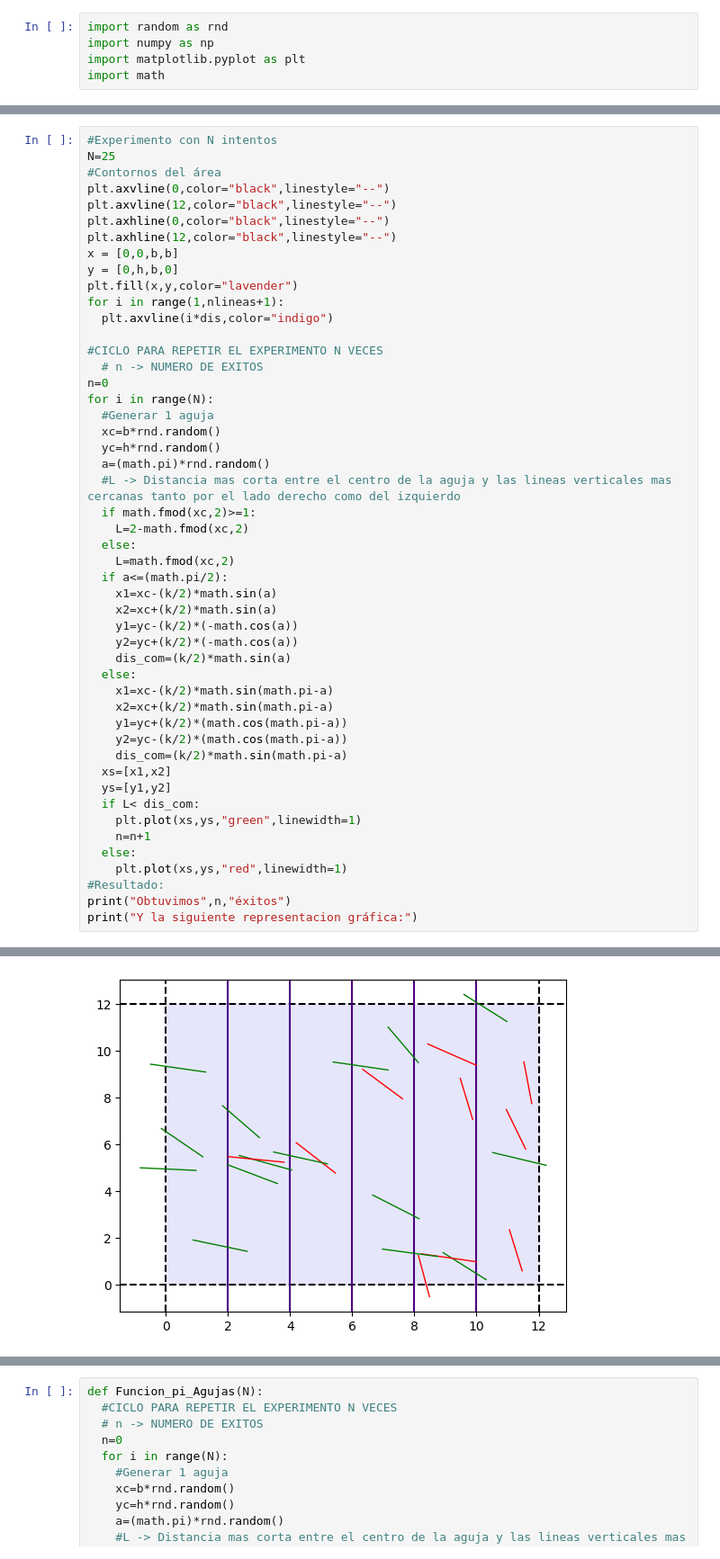
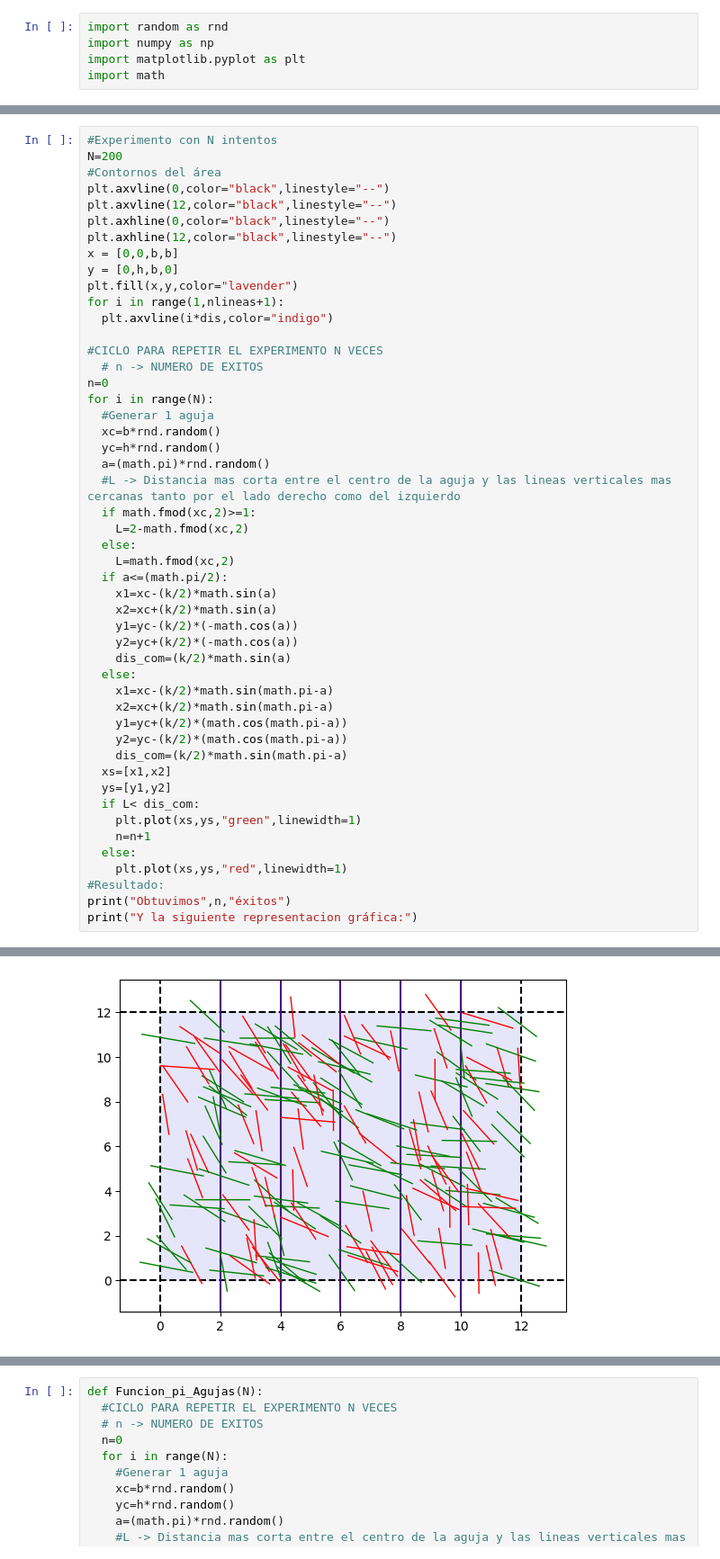
Before and after one commit to Wenypb/Simulacion, a Jupyter notebook: Aguja_Bufon.ipynb, the cells around one changed output, grey strips where cells are left out. Shown at 90% size. Cells and saved outputs as stored; diff of their text form.

```diff
--- a/Aguja_Bufon.ipynb
+++ b/Aguja_Bufon.ipynb
@@ -50,6 +86,6 @@ plt.show()
 # %%
 #Experimento con N intentos
-N=25
+N=200
 #Contornos del área
 plt.axvline(0,color="black",linestyle="--")
 plt.axvline(12,color="black",linestyle="--")
@@ -101,2 +137,2 @@ Obtuvimos 15 éxitos
 Y la siguiente representacion gráfica:
-[figure, old version]
+[figure, new version]
```
Also changed, not shown: parts of 20 cells of this notebook.
